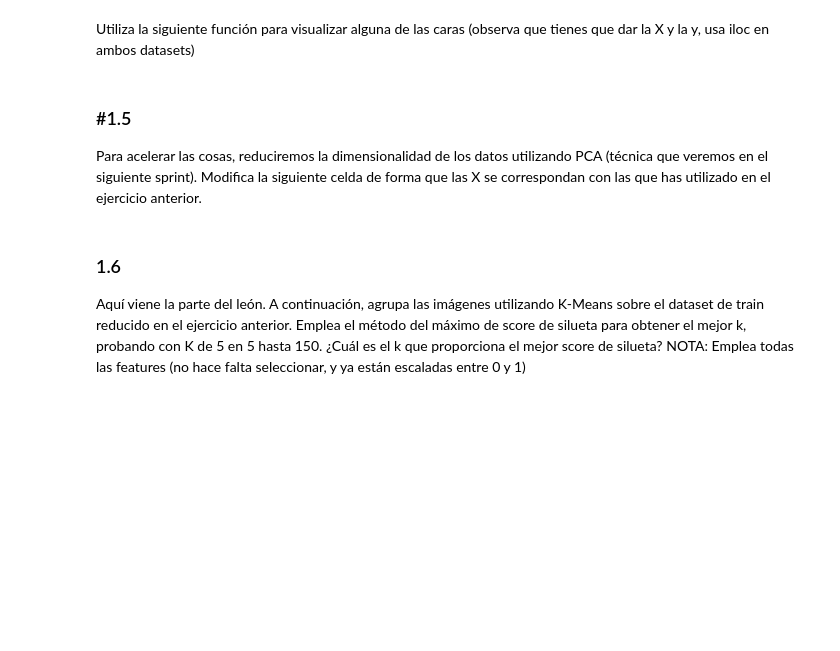
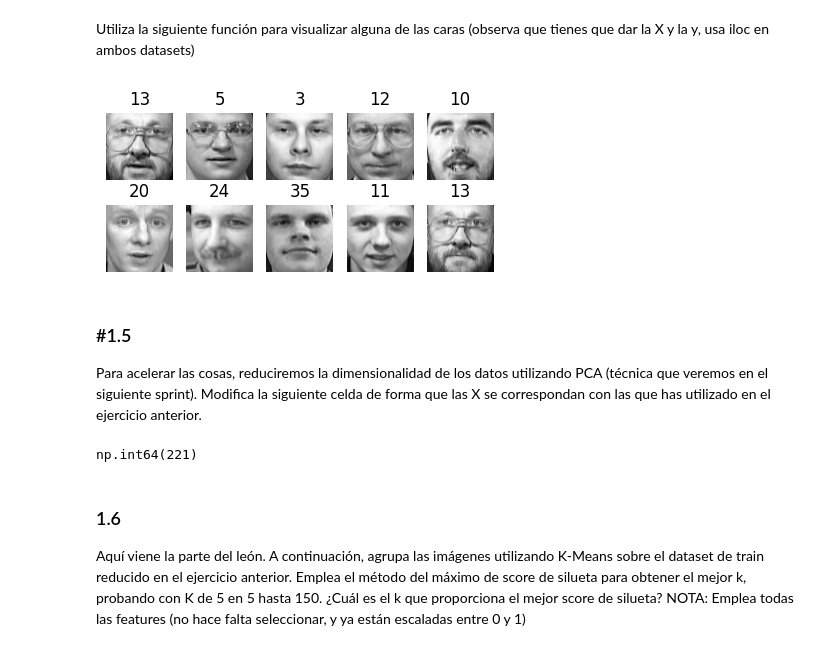
Before and after one commit to Anttt4/ONLINE_DS_THEBRIDGE_Antonio_Carreno_Jimenez, a Jupyter notebook: Sprint 13/Unidad 1/Práctica Obligatoria/18_Practica_Obligatoria_Clustering_I.ipynb, the cells around one changed output. Cells and saved outputs as stored; diff of their text form; code cells hidden in the pictures; blank space fills up the shorter version.

```diff
--- a/Sprint 13/Unidad 1/Práctica Obligatoria/18_Practica_Obligatoria_Clustering_I.ipynb
+++ b/Sprint 13/Unidad 1/Práctica Obligatoria/18_Practica_Obligatoria_Clustering_I.ipynb
@@ -47,0 +122,4 @@ Aunque no lo vas a usar hasta el final de la práctica, muestra el target. Luego
+# %%
+# Mezclamos los datos
+
+df = df.sample(frac=1, random_state=42).reset_index(drop=True) #frac=1 para que coja todo el dataset, reset_index para resetear el índice
@@ -53,3 +147,7 @@ Vamos a dividir en train y test, pero OJO RECUERDA QUE EN LOS PROBLEMAS NO SUPER
 Por tanto, divídelo en un conjunto de entrenamiento, un conjunto de validación y un conjunto de pruebas (80-10-10). Dado que el conjunto de datos es bastante pequeño, emplea un muestreo estratificado para asegurarse de que haya el mismo número de imágenes por persona en cada conjunto (estratificando por la columna que contenga el target)
 
 NOTA: No hemos hecho hasta ahora la separación en tres sets, investiga por tu cuenta o bien haz primero un split 90-10 y luego otro split 89-11 sobre el de 80 (para que de los números aproximados), por ejemplo.
+# %%
+# Dividimos el DataFrame en conjunto de entrenamiento (80%) y conjunto de prueba+validación (20%)
+
+train_set, temp_set = train_test_split(df, test_size=0.2, stratify=df['target'], random_state=42)
@@ -57,6 +168,17 @@ NOTA: No hemos hecho hasta ahora la separación en tres sets, investiga por tu c
 ### #1.4
 
 Crea los pares X,y para train, validation y test.
+# %%
+target = "target"
+# %%
+X_train = train_set.drop(target, axis = 1)
+y_train = train_set[target]
+
+X_test = test_set.drop(target, axis = 1)
+y_test = test_set[target]
+
+X_val = val_set.drop(target, axis = 1)
+y_val = val_set[target]
 # %% [markdown]
 Utiliza la siguiente función para visualizar alguna de las caras (observa que tienes que dar la X y la y, usa iloc en ambos datasets)
 # %%
@@ -70,6 +192,13 @@ def plot_faces(faces, labels, n_cols=5):
         plt.axis("off")
         plt.title(label)
     plt.show()
+# %%
+image = X_train.iloc[:10,:].values
+label = y_train.iloc[:10]
+
+plot_faces(image, label)
+# %% [output]
+[figure, added]
 # %% [markdown]
 ### #1.5
 
@@ -79,10 +208,12 @@ from sklearn.decomposition import PCA
 
 pca = PCA(0.99)
 X_train_pca = pca.fit_transform(X_train)
-X_valid_pca = pca.transform(X_valid)
+X_valid_pca = pca.transform(X_val)
 X_test_pca = pca.transform(X_test)
 
 pca.n_components_
+# %% [output]
+np.int64(221)
 # %% [markdown]
 ### 1.6
 
```
Also changed, not shown: parts of 27 cells of this notebook.
